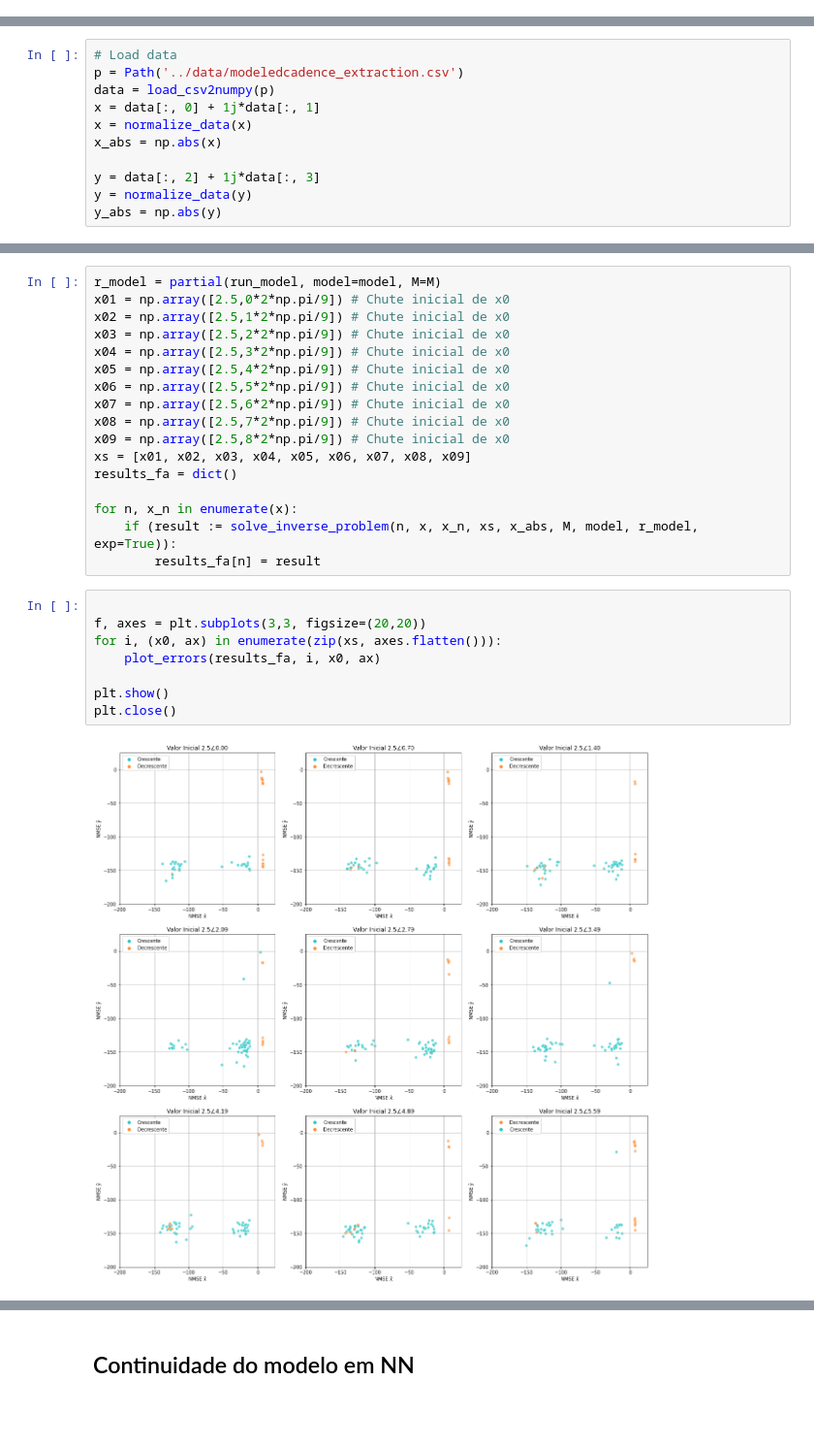
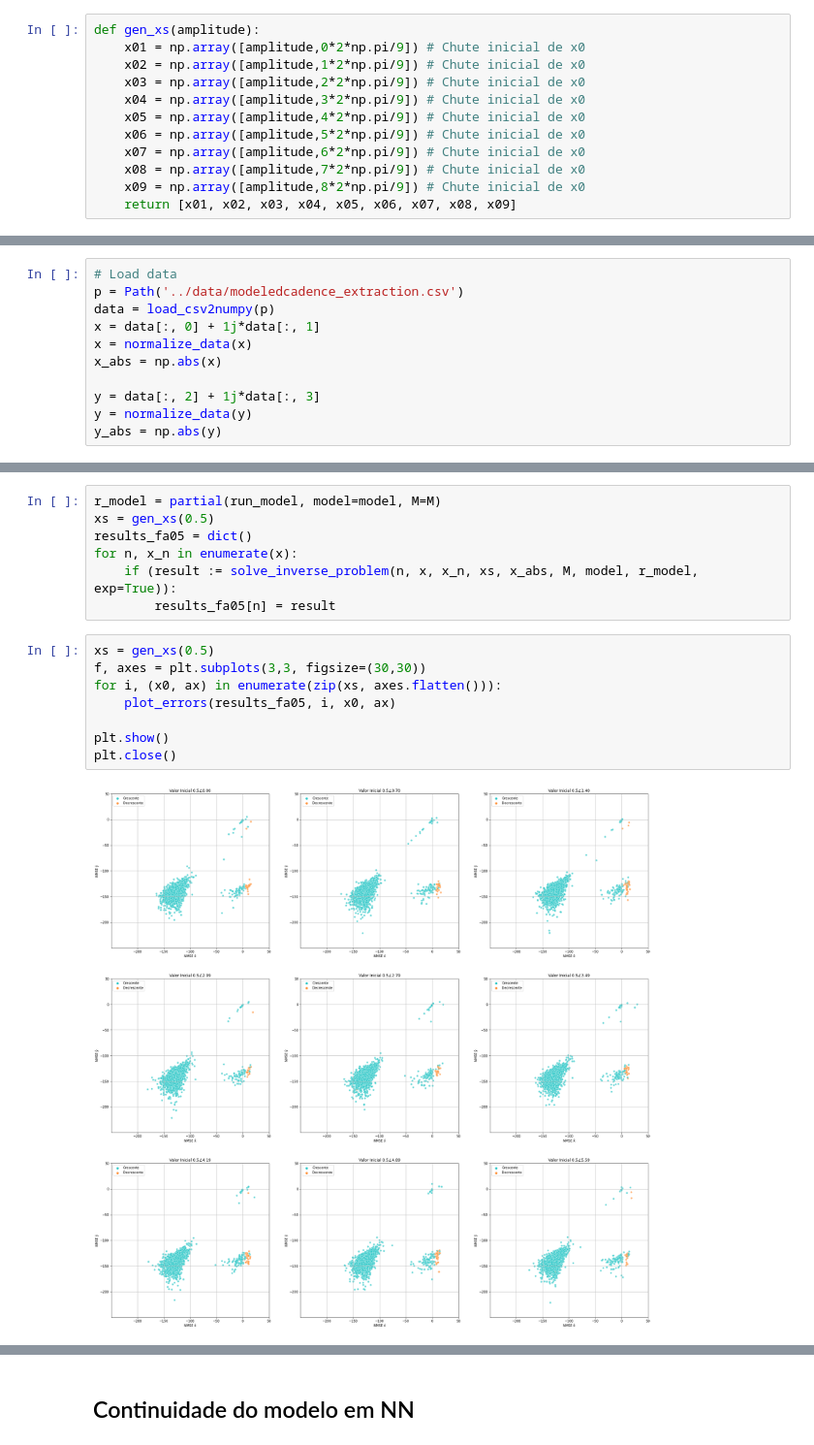
Before and after one commit to CaioMizerkowski/TCC, a Jupyter notebook: nb/parteB.ipynb, the cells around one changed output, grey strips where cells are left out. Shown at 97% size. Saved outputs shown, nothing was run; the diff lists cells and outputs as text; blank space fills up the shorter version.

Commit message:
🚧: melhora nos gráficos e apresentação dos resultados em porcentagem made by Caio Mizerkowski for college

```diff
--- a/nb/parteB.ipynb
+++ b/nb/parteB.ipynb
@@ -360,0 +385,12 @@ def solve_inverse_problem(n, x, x_n, xs, x_abs, M, model, r_model, exp=True):
+# %%
+def gen_xs(amplitude):
+    x01 = np.array([amplitude,0*2*np.pi/9]) # Chute inicial de x0
+    x02 = np.array([amplitude,1*2*np.pi/9]) # Chute inicial de x0
+    x03 = np.array([amplitude,2*2*np.pi/9]) # Chute inicial de x0
+    x04 = np.array([amplitude,3*2*np.pi/9]) # Chute inicial de x0
+    x05 = np.array([amplitude,4*2*np.pi/9]) # Chute inicial de x0
+    x06 = np.array([amplitude,5*2*np.pi/9]) # Chute inicial de x0
+    x07 = np.array([amplitude,6*2*np.pi/9]) # Chute inicial de x0
+    x08 = np.array([amplitude,7*2*np.pi/9]) # Chute inicial de x0
+    x09 = np.array([amplitude,8*2*np.pi/9]) # Chute inicial de x0
+    return [x01, x02, x03, x04, x05, x06, x07, x08, x09]
@@ -417,27 +431,17 @@ plt.close()
-# %%
-r_model = partial(run_model, model=model, M=M)
-x01 = np.array([2.5,0*2*np.pi/9]) # Chute inicial de x0
-x02 = np.array([2.5,1*2*np.pi/9]) # Chute inicial de x0
-x03 = np.array([2.5,2*2*np.pi/9]) # Chute inicial de x0
-x04 = np.array([2.5,3*2*np.pi/9]) # Chute inicial de x0
-x05 = np.array([2.5,4*2*np.pi/9]) # Chute inicial de x0
-x06 = np.array([2.5,5*2*np.pi/9]) # Chute inicial de x0
-x07 = np.array([2.5,6*2*np.pi/9]) # Chute inicial de x0
-x08 = np.array([2.5,7*2*np.pi/9]) # Chute inicial de x0
-x09 = np.array([2.5,8*2*np.pi/9]) # Chute inicial de x0
-xs = [x01, x02, x03, x04, x05, x06, x07, x08, x09]
-results_fa = dict()
-
-for n, x_n in enumerate(x):
-    if (result := solve_inverse_problem(n, x, x_n, xs, x_abs, M, model, r_model, exp=True)):
-        results_fa[n] = result
+# %%
+r_model = partial(run_model, model=model, M=M)
+xs = gen_xs(0.5)
+results_fa05 = dict()
+for n, x_n in enumerate(x):
+    if (result := solve_inverse_problem(n, x, x_n, xs, x_abs, M, model, r_model, exp=True)):
+        results_fa05[n] = result
 # %%
-
-f, axes = plt.subplots(3,3, figsize=(20,20))
+xs = gen_xs(0.5)
+f, axes = plt.subplots(3,3, figsize=(30,30))
 for i, (x0, ax) in enumerate(zip(xs, axes.flatten())):
-    plot_errors(results_fa, i, x0, ax)
+    plot_errors(results_fa05, i, x0, ax)
 
 plt.show()
 plt.close()
 # %% [output]
-[figure, old version]
+[figure, new version]
```
Also changed, not shown: parts of 15 cells of this notebook.
